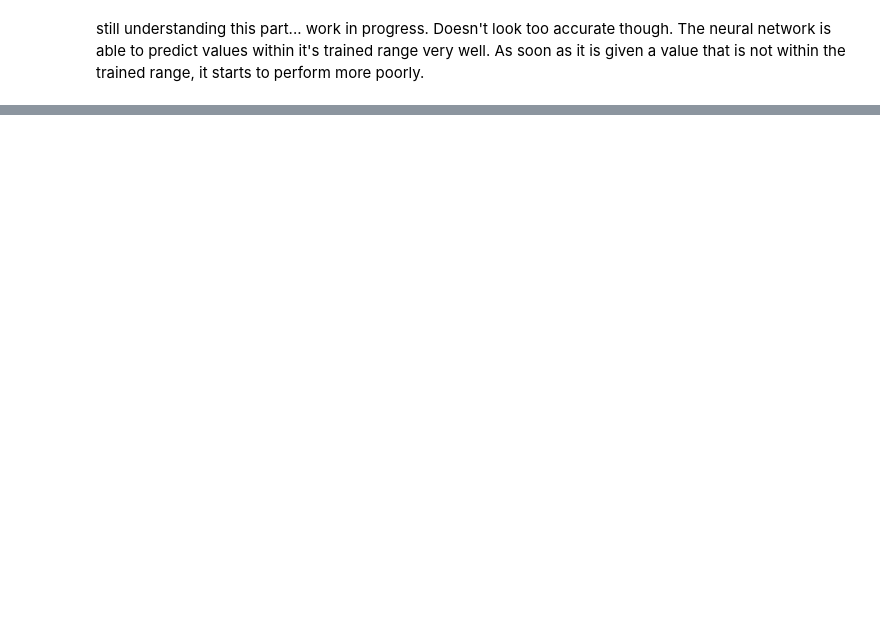
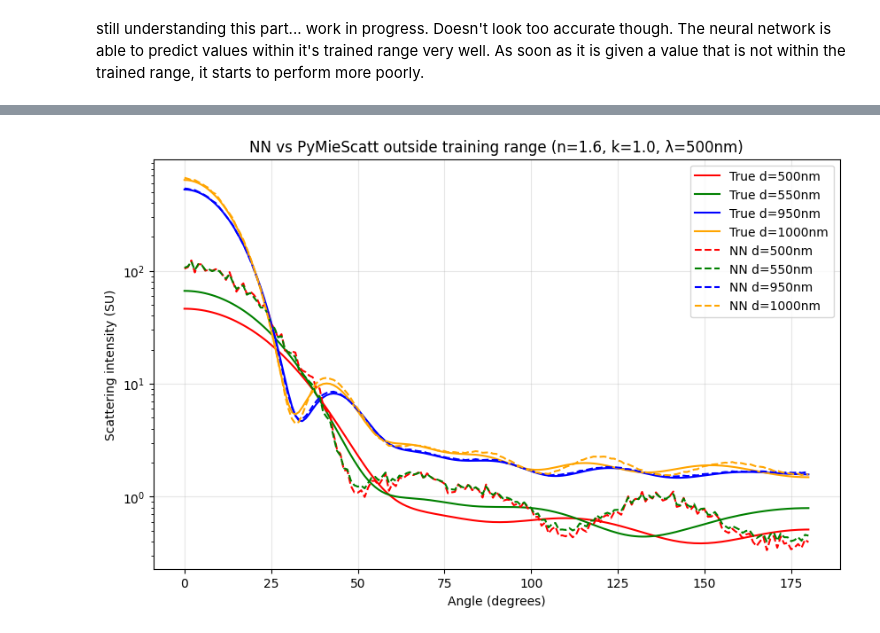
Before and after one commit to james-613/Simple-Mie-Theory-Neural-Network, a Jupyter notebook: version_with_2_inputs.ipynb, the cells around one changed output, grey strips where cells are left out. Drawn from its saved outputs; the diff is of its cells as text; code cells hidden in the pictures; blank space fills up the shorter version.

```diff
--- a/version_with_2_inputs.ipynb
+++ b/version_with_2_inputs.ipynb
@@ -366,7 +366,7 @@ def predict_scattering(wavelength, diameter):
     """Predict scattering curve for a given wavelength and diameter."""
     # Normalize the inputs the same way we did during training
     norm_wavelength = (wavelength - 450) / 100
-    norm_diameter   = (diameter - 700) / 200
+    norm_diameter   = (diameter - 600) / 300
 
     # Convert to tensor with shape (1, 2) — one example, two features
     input_tensor = torch.FloatTensor([[norm_wavelength, norm_diameter]])
@@ -426,0 +451,78 @@ Final MSE on test set: 0.00004991
+# %%
+import time
+
+def predict_scattering(wavelength, diameter):
+    """Predict scattering curve for given wavelength and diameter."""
+    # Match the normalization used in Cell 6
+    wavelength_norm = (wavelength - 450) / 100
+    diameter_norm   = (diameter   - 600) / 300
+
+    input_tensor = torch.FloatTensor([[wavelength_norm, diameter_norm]])
+
+    with torch.no_grad():
+        log_pred = model(input_tensor)
+
+    return 10 ** log_pred.numpy().flatten()
+
+
+def true_scattering(wavelength, diameter):
+    """Ground-truth Mie curve from PyMieScatt (brown carbon: n=1.6, k=1.0)."""
+    m = complex(1.6, 1.0)
+    theta, SL, SR, SU = ps.ScatteringFunction(
+        m, wavelength, diameter,
+        minAngle=0, maxAngle=180, angularResolution=1
+    )
+    return SU
+
+
+# --- Single-point speed comparison ---
+test_wavelength = 500
+test_diameter   = 900
+
+print("Neural Network Prediction Time")
+start = time.time()
+nn_curve = predict_scattering(test_wavelength, test_diameter)
+print(f"NN prediction time: {time.time() - start:.4f}s")
+
+print("PyMieScatt Prediction Time")
+start = time.time()
+true_curve = true_scattering(test_wavelength, test_diameter)
+print(f"PyMieScatt prediction time: {time.time() - start:.4f}s")
+
+error = np.mean((np.log10(nn_curve) - np.log10(true_curve)) ** 2)
+print(f"Mean squared error (in log space): {error:.6e}")
+
+
+# --- Multi-diameter comparison plot ---
+# Training range was d = 700–900 nm, so 500/550 are below and 950/1000 are above
+true_curve_1 = true_scattering(500, 500)
+true_curve_2 = true_scattering(500, 550)
+true_curve_3 = true_scattering(500, 950)
+true_curve_4 = true_scattering(500, 1000)
+
+nn_curve_1 = predict_scattering(500, 500)
+nn_curve_2 = predict_scattering(500, 550)
+nn_curve_3 = predict_scattering(500, 950)
+nn_curve_4 = predict_scattering(500, 1000)
+
+angles = np.linspace(0, 180, 181)  # degrees — your model outputs 181 angle samples
+
+plt.figure(figsize=(10, 6))
+plt.plot(angles, true_curve_1, label='True d=500nm',  color='red',    linestyle='-')
+plt.plot(angles, true_curve_2, label='True d=550nm',  color='green',  linestyle='-')
+plt.plot(angles, true_curve_3, label='True d=950nm',  color='blue',   linestyle='-')
+plt.plot(angles, true_curve_4, label='True d=1000nm', color='orange', linestyle='-')
+
+plt.plot(angles, nn_curve_1, label='NN d=500nm',  color='red',    linestyle='--')
+plt.plot(angles, nn_curve_2, label='NN d=550nm',  color='green',  linestyle='--')
+plt.plot(angles, nn_curve_3, label='NN d=950nm',  color='blue',   linestyle='--')
+plt.plot(angles, nn_curve_4, label='NN d=1000nm', color='orange', linestyle='--')
+
+plt.xlabel("Angle (degrees)")
+plt.ylabel("Scattering intensity (SU)")
+plt.title("NN vs PyMieScatt outside training range (n=1.6, k=1.0, λ=500nm)")
+plt.yscale('log')
+plt.legend()
+plt.grid(True, alpha=0.3)
+plt.show()
+# %% [output]
@@ -426,0 +534 @@ Final MSE on test set: 0.00004991
+[figure, added]
```
Also changed, not shown: parts of 10 cells of this notebook, 1 other file.
